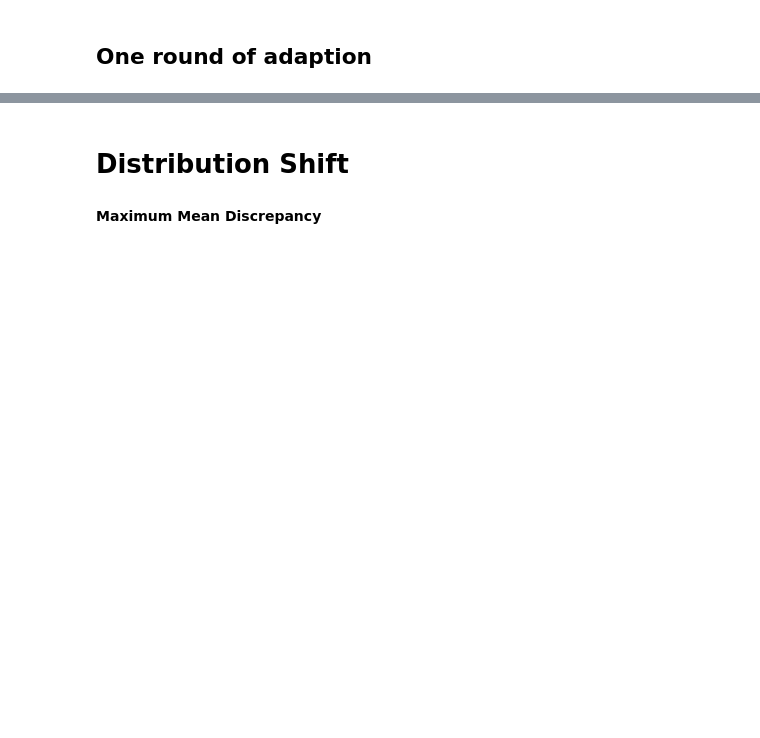
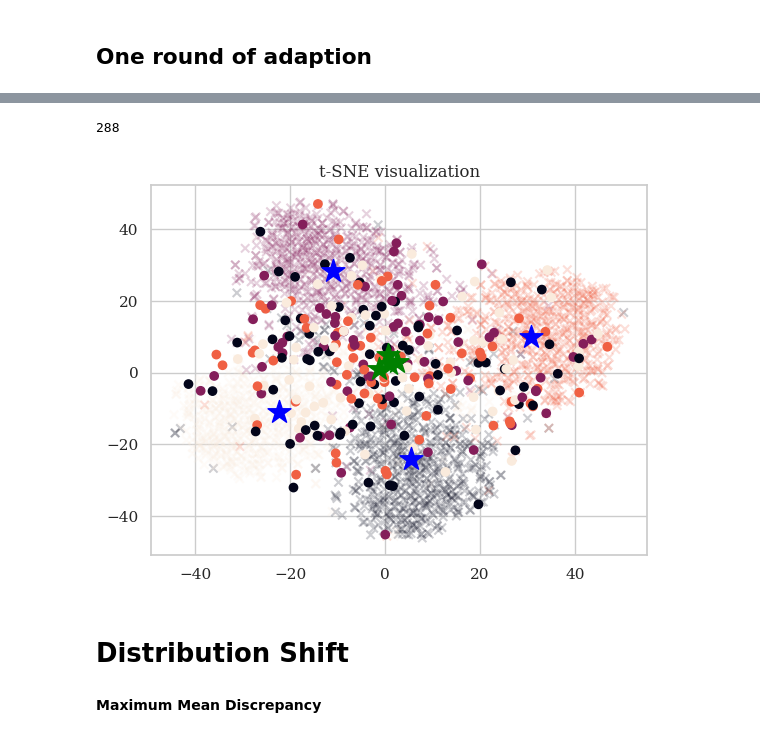
Before and after one commit to polghskggh/DL2_project, a Jupyter notebook: eeg/pca.ipynb, the cells around one changed output, grey strips where cells are left out. Cells and saved outputs as stored; diff of their text form; code cells hidden in the pictures; blank space fills up the shorter version.

```diff
--- a/eeg/pca.ipynb
+++ b/eeg/pca.ipynb
@@ -390,3 +472,8 @@ acc
+# %%
+plot_test_train_t_sne(tsne_embeds_corrupted, train_features, test_features_corrupted, train_features['orig_embeds'].shape[0], three_d=False)
+# %% [output]
+288
+[figure, added]
 # %% [markdown]
 # Distribution Shift
 # %%
```
Also changed, not shown: parts of 28 cells of this notebook, 46 other files.
